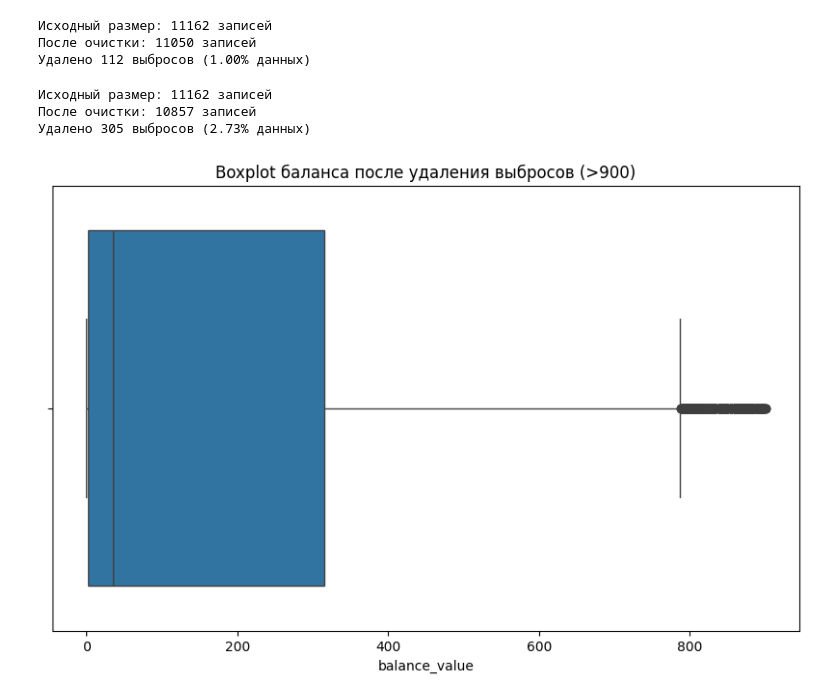
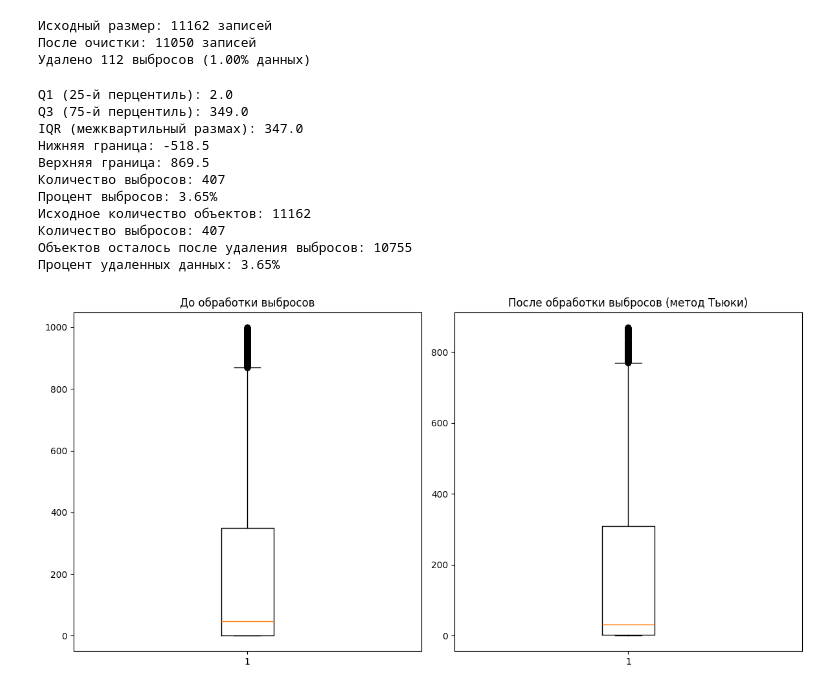
Before and after one commit to UlyanaGru/ML_project4, a Jupyter notebook: ml_progect4.ipynb, the cells around one changed output. Drawn from its saved outputs; the diff is of its cells as text; code cells hidden in the pictures.

```diff
--- a/ml_progect4.ipynb
+++ b/ml_progect4.ipynb
@@ -182,20 +201,55 @@ print(f'Удалено {len(df) - len(df_clean)} выбросов ({((len(df) -
 После очистки: 11050 записей
 Удалено 112 выбросов (1.00% данных)
 # %%
-#Удаляем выбросы вручную - всё что выше 900
-df_clean = df[df['balance_value'] <= 900]
-#Проверяем результат
-print(f'Исходный размер: {len(df)} записей')
-print(f'После очистки: {len(df_clean)} записей')
-print(f'Удалено {len(df) - len(df_clean)} выбросов ({(len(df) - len(df_clean))/len(df)*100:.2f}% данных)')
-#Строим boxplot для проверки
-plt.figure(figsize=(10, 6))
-sns.boxplot(x=df_clean['balance_value'])
-plt.title('Boxplot баланса после удаления выбросов (>900)')
-plt.show()
-df = df_clean
+#Удаление с помощью метода Тьюки
+#Вычисляем квартили используя np.percentile()
+Q1 = np.percentile(df['balance_value'], 25)  # Нижний квартиль (25-й перцентиль)
+Q3 = np.percentile(df['balance_value'], 75)  # Верхний квартиль (75-й перцентиль)
+IQR = Q3 - Q1  # Межквартильный размах
+#Определяем границы по методу Тьюки
+lower_bound = Q1 - 1.5 * IQR
+upper_bound = Q3 + 1.5 * IQR
+print(f"Q1 (25-й перцентиль): {Q1}")
+print(f"Q3 (75-й перцентиль): {Q3}")
+print(f"IQR (межквартильный размах): {IQR}")
+print(f"Нижняя граница: {lower_bound}")
+print(f"Верхняя граница: {upper_bound}")
+#Находим выбросы
+outliers = df[(df['balance_value'] < lower_bound) | (df['balance_value'] > upper_bound)]
+print(f"Количество выбросов: {len(outliers)}")
+print(f"Процент выбросов: {len(outliers)/len(df)*100:.2f}%")
+#Удаляем выбросы (фильтрация с пересечением двух условий)
+df_clean = df[(df['balance_value'] >= lower_bound) & (df['balance_value'] <= upper_bound)]
+#Вычисляем количество оставшихся объектов
+remaining_count = len(df_clean)
+removed_count = len(df) - remaining_count
+print(f"Исходное количество объектов: {len(df)}")
+print(f"Количество выбросов: {removed_count}")
+print(f"Объектов осталось после удаления выбросов: {remaining_count}")
+print(f"Процент удаленных данных: {removed_count/len(df)*100:.2f}%")
 # %% [output]
-Исходный размер: 11162 записей
-После очистки: 10857 записей
-Удалено 305 выбросов (2.73% данных)
+Q1 (25-й перцентиль): 2.0
+Q3 (75-й перцентиль): 349.0
+IQR (межквартильный размах): 347.0
+Нижняя граница: -518.5
+Верхняя граница: 869.5
+Количество выбросов: 407
+Процент выбросов: 3.65%
+Исходное количество объектов: 11162
+Количество выбросов: 407
+Объектов осталось после удаления выбросов: 10755
+Процент удаленных данных: 3.65%
-[figure, removed]
+# %%
+plt.figure(figsize=(12, 6))
+#Boxplot до обработки
+plt.subplot(1, 2, 1)
+plt.boxplot(df['balance_value'])
+plt.title('До обработки выбросов')
+#Boxplot после обработки
+plt.subplot(1, 2, 2)
+plt.boxplot(df_clean['balance_value'])
+plt.title('После обработки выбросов (метод Тьюки)')
+plt.tight_layout()
+plt.show()
+# %% [output]
+[figure, added]
```
Also changed, not shown: parts of 9 cells of this notebook.
